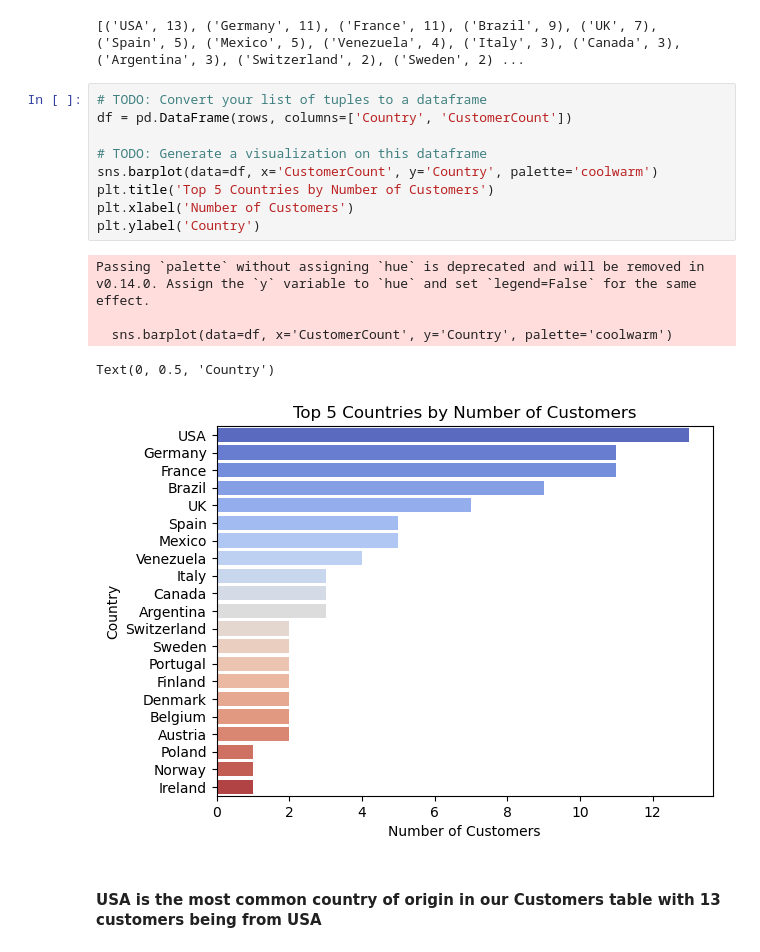
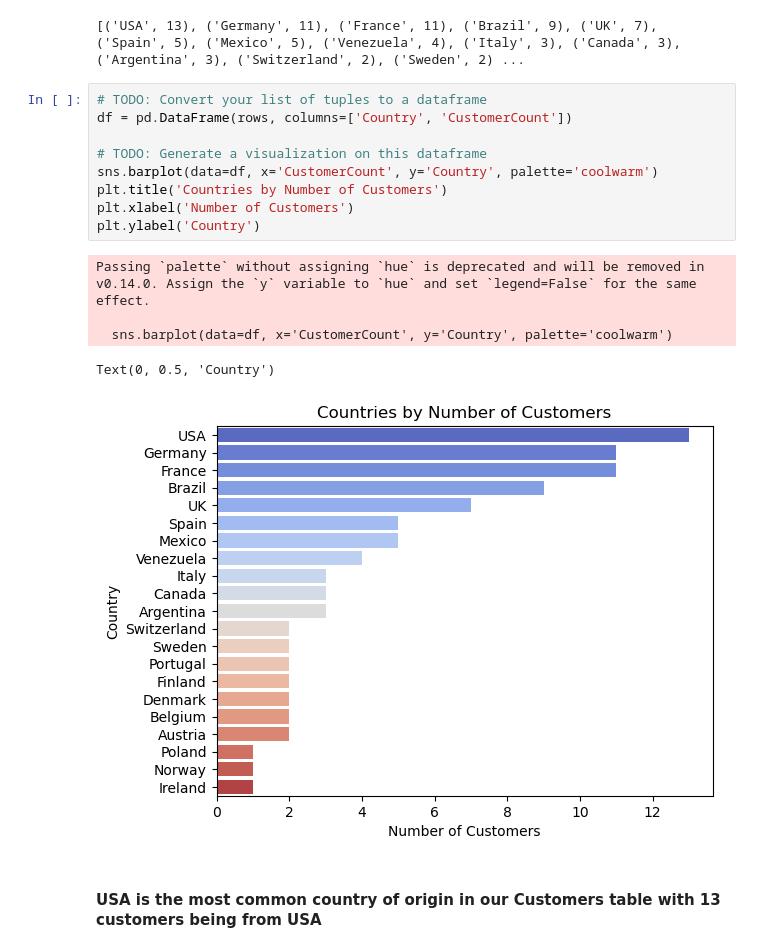
Before and after one commit to mohammedASC21/SQL-Ad-Hoc-Analysis, a Jupyter notebook: adhoc_report.ipynb, the cells around one changed output. Saved outputs shown, nothing was run; the diff lists cells and outputs as text.

```diff
--- a/adhoc_report.ipynb
+++ b/adhoc_report.ipynb
@@ -98,18 +97,18 @@ print(rows)
 # %%
 # TODO: Convert your list of tuples to a dataframe
 df = pd.DataFrame(rows, columns=['Country', 'CustomerCount'])
 
 # TODO: Generate a visualization on this dataframe
 sns.barplot(data=df, x='CustomerCount', y='Country', palette='coolwarm')
-plt.title('Top 5 Countries by Number of Customers')
+plt.title('Countries by Number of Customers')
 plt.xlabel('Number of Customers')
 plt.ylabel('Country')
 # %% [output]
 Passing `palette` without assigning `hue` is deprecated and will be removed in v0.14.0. Assign the `y` variable to `hue` and set `legend=False` for the same effect.
 
   sns.barplot(data=df, x='CustomerCount', y='Country', palette='coolwarm')
 Text(0, 0.5, 'Country')
-[figure, old version]
+[figure, new version]
 # %% [markdown]
 #### USA is the most common country of origin in our Customers table with 13 customers being from USA
 # %% [markdown]
```
Also changed, not shown: parts of 16 cells of this notebook.
